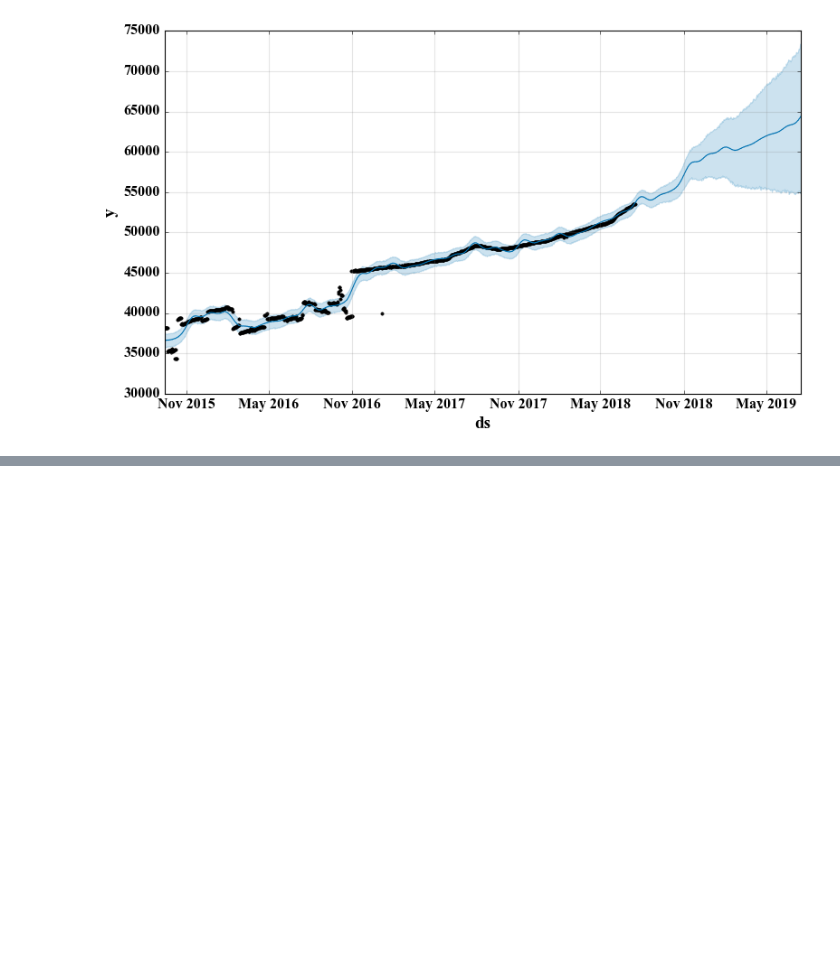
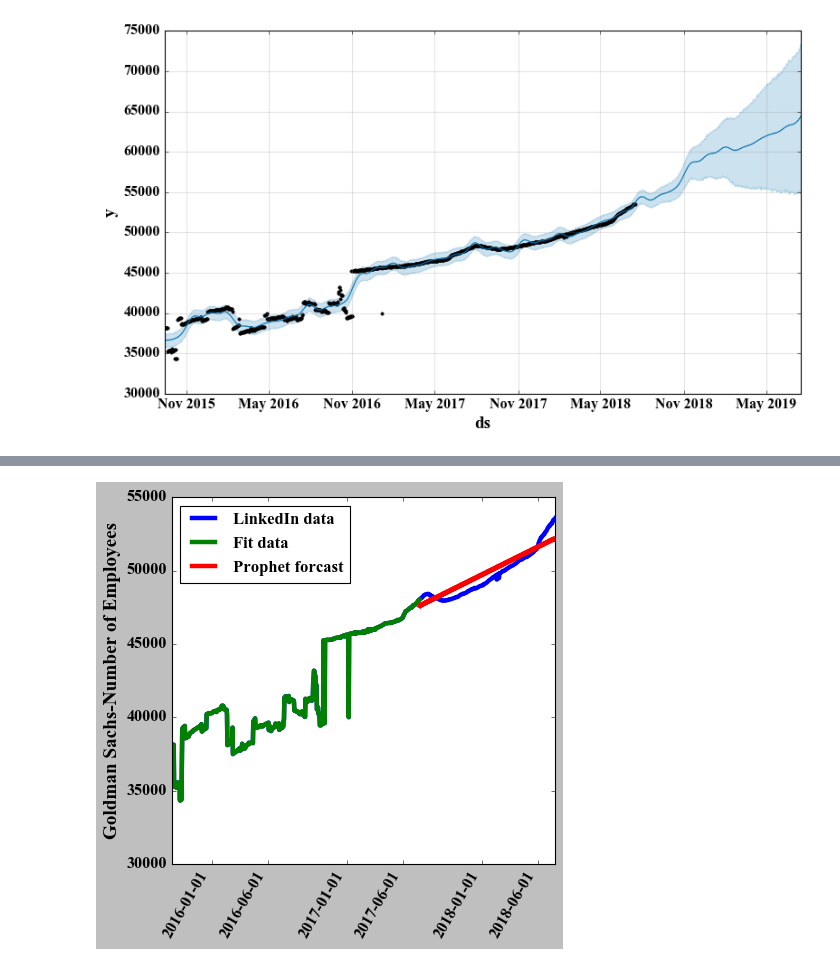
Before and after one commit to mtsafarzadeh/Time_Series_Classification, a Jupyter notebook: linkedin.ipynb, the cells around one changed output, grey strips where cells are left out. Saved outputs shown, nothing was run; the diff lists cells and outputs as text; code cells hidden in the pictures; blank space fills up the shorter version.

```diff
--- a/linkedin.ipynb
+++ b/linkedin.ipynb
@@ -690,0 +693,6 @@ prophet_model.plot(forecast)
+# %%
+data_for_prophet =[df['as_of_date'][df['company_name']=='Goldman Sachs'],df['employees_on_platform'][df['company_name']=='Goldman Sachs']]
+header_for_prophet=['ds','y']
+df_for_prophet = pd.concat(data_for_prophet, axis=1, keys=header_for_prophet)
+# %%
+df_for_prophet_cut = df_for_prophet.iloc[:-365 , :] # cutting the last 365 days.
@@ -690,0 +715,5 @@ prophet_model.plot(forecast)
+# %%
+prophet_model=Prophet()
+prophet_model.fit(df_for_prophet_cut)
+future = prophet_model.make_future_dataframe(periods=365)
+forecast = prophet_model.predict(future)
@@ -690,0 +739,24 @@ prophet_model.plot(forecast)
+# %%
+fig,ax=plt.subplots(1,1)
+
+ds = [datetime.datetime.strptime(d,"%Y-%m-%d").date() for d in df_for_prophet['ds']]
+ax.plot(ds,df_for_prophet['y'].values,label='LinkedIn data',lw=4)
+
+ds = [datetime.datetime.strptime(d,"%Y-%m-%d").date() for d in df_for_prophet_cut['ds']]
+ax.plot(ds,df_for_prophet_cut['y'].values,label='Fit data',color='g',lw=4)
+
+#ds_p = [datetime.datetime.strptime(d,"%Y-%m-%d").date() for d in forecast['ds']]
+ax.plot(forecast['ds'][forecast['ds']>'2017-07-15'],forecast['yhat'][forecast['ds']>'2017-07-15'].values,label='Prophet forcast',c='r',lw=4)
+
+
+ax.set_ylabel('Goldman Sachs-Number of Employees')
+plt.gca().xaxis.set_major_locator(mdates.MonthLocator((1,6)))
+plt.gca().xaxis.set_major_formatter(mdates.DateFormatter("%Y-%m-%d"))
+plt.setp(plt.gca().get_xticklabels(), rotation=60, ha="right")
+ax.legend(loc=2, prop={'size': 15})
+plt.tight_layout()
+plt.show()
+
+#ax.plot(df_for_prophet['ds'],df_for_prophet['y'])
+# %% [output]
+[figure, added]
```
Also changed, not shown: parts of 4 cells of this notebook.
